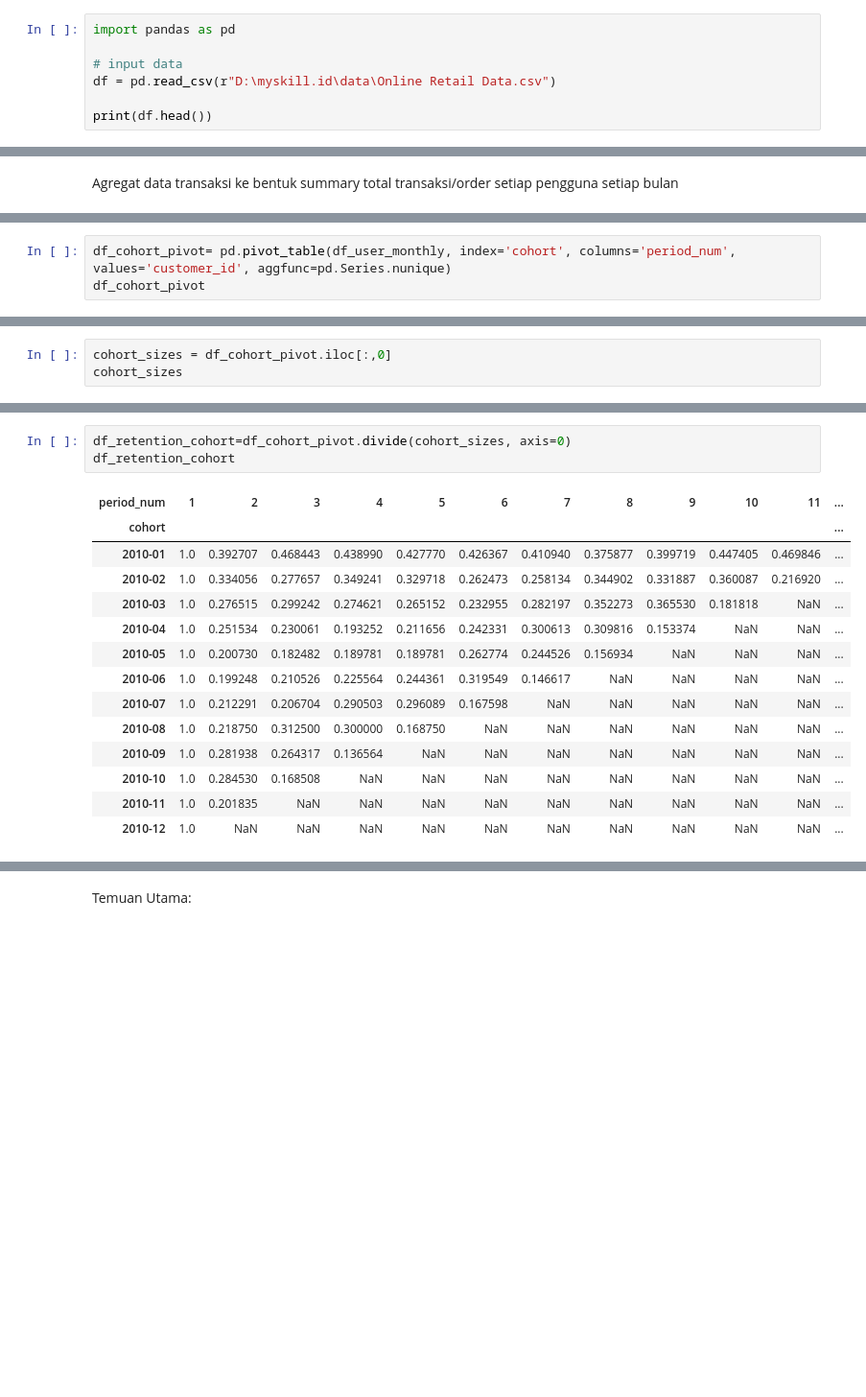
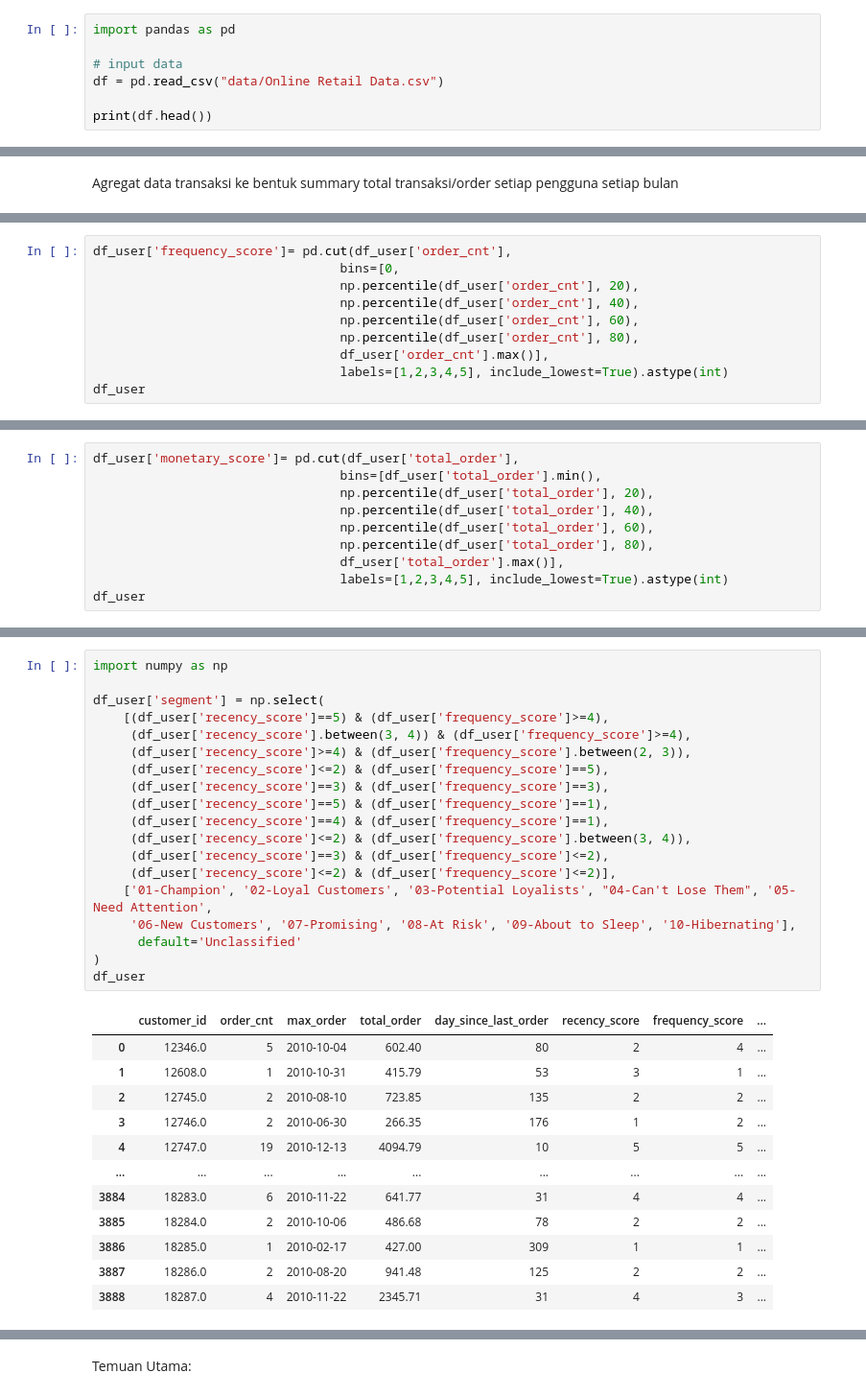
Before and after one commit to mfattaaryairwanda-cmd/rfm-cohort-analysis, a Jupyter notebook: RFM-Analysis.ipynb, the cells around one changed output, grey strips where cells are left out. Shown at 96% size. Drawn from its saved outputs; the diff is of its cells as text; blank space fills up the shorter version.

```diff
--- a/RFM-Analysis.ipynb
+++ b/RFM-Analysis.ipynb
@@ -2,7 +2,7 @@
 import pandas as pd
 
 # input data
-df = pd.read_csv(r"D:\myskill.id\data\Online Retail Data.csv")
+df = pd.read_csv("data/Online Retail Data.csv")
 
 print(df.head())
 # %% [output]
@@ -194,4 +243,11 @@ Hitung banyaknya pengguna di masing-masing cohort (pengguna yang pertama kali tr
 # %%
-df_cohort_pivot= pd.pivot_table(df_user_monthly, index='cohort', columns='period_num', values='customer_id', aggfunc=pd.Series.nunique)
-df_cohort_pivot
+df_user['frequency_score']= pd.cut(df_user['order_cnt'],
+                                 bins=[0,
+                                 np.percentile(df_user['order_cnt'], 20),
+                                 np.percentile(df_user['order_cnt'], 40),
+                                 np.percentile(df_user['order_cnt'], 60),
+                                 np.percentile(df_user['order_cnt'], 80),
+                                 df_user['order_cnt'].max()],
+                                 labels=[1,2,3,4,5], include_lowest=True).astype(int)
+df_user
 # %% [output]
@@ -214,4 +269,11 @@ Hitung banyaknya pengguna di masing-masing cohort (pengguna yang pertama kali tr
 # %%
-cohort_sizes = df_cohort_pivot.iloc[:,0]
-cohort_sizes
+df_user['monetary_score']= pd.cut(df_user['total_order'],
+                                 bins=[df_user['total_order'].min(),
+                                 np.percentile(df_user['total_order'], 20),
+                                 np.percentile(df_user['total_order'], 40),
+                                 np.percentile(df_user['total_order'], 60),
+                                 np.percentile(df_user['total_order'], 80),
+                                 df_user['total_order'].max()],
+                                 labels=[1,2,3,4,5], include_lowest=True).astype(int)
+df_user
 # %% [output]
@@ -232,18 +295,32 @@ Freq: M, Name: 1, dtype: float64
 # %%
-df_retention_cohort=df_cohort_pivot.divide(cohort_sizes, axis=0)
-df_retention_cohort
+import numpy as np
+
+df_user['segment'] = np.select(
+    [(df_user['recency_score']==5) & (df_user['frequency_score']>=4),
+     (df_user['recency_score'].between(3, 4)) & (df_user['frequency_score']>=4),
+     (df_user['recency_score']>=4) & (df_user['frequency_score'].between(2, 3)),
+     (df_user['recency_score']<=2) & (df_user['frequency_score']==5),
+     (df_user['recency_score']==3) & (df_user['frequency_score']==3),
+     (df_user['recency_score']==5) & (df_user['frequency_score']==1),
+     (df_user['recency_score']==4) & (df_user['frequency_score']==1),
+     (df_user['recency_score']<=2) & (df_user['frequency_score'].between(3, 4)),
+     (df_user['recency_score']==3) & (df_user['frequency_score']<=2),
+     (df_user['recency_score']<=2) & (df_user['frequency_score']<=2)],
+    ['01-Champion', '02-Loyal Customers', '03-Potential Loyalists', "04-Can't Lose Them", '05-Need Attention',
+     '06-New Customers', '07-Promising', '08-At Risk', '09-About to Sleep', '10-Hibernating'],
+      default='Unclassified'
+)
+df_user
 # %% [output]
-| period_num | 1 | 2 | 3 | 4 | 5 | 6 | 7 | 8 | 9 | 10 | 11 | ... |
-| cohort |  |  |  |  |  |  |  |  |  |  |  | ... |
-| 2010-01 | 1.0 | 0.392707 | 0.468443 | 0.438990 | 0.427770 | 0.426367 | 0.410940 | 0.375877 | 0.399719 | 0.447405 | 0.469846 | ... |
-| 2010-02 | 1.0 | 0.334056 | 0.277657 | 0.349241 | 0.329718 | 0.262473 | 0.258134 | 0.344902 | 0.331887 | 0.360087 | 0.216920 | ... |
-| 2010-03 | 1.0 | 0.276515 | 0.299242 | 0.274621 | 0.265152 | 0.232955 | 0.282197 | 0.352273 | 0.365530 | 0.181818 | NaN | ... |
-| 2010-04 | 1.0 | 0.251534 | 0.230061 | 0.193252 | 0.211656 | 0.242331 | 0.300613 | 0.309816 | 0.153374 | NaN | NaN | ... |
-| 2010-05 | 1.0 | 0.200730 | 0.182482 | 0.189781 | 0.189781 | 0.262774 | 0.244526 | 0.156934 | NaN | NaN | NaN | ... |
-| 2010-06 | 1.0 | 0.199248 | 0.210526 | 0.225564 | 0.244361 | 0.319549 | 0.146617 | NaN | NaN | NaN | NaN | ... |
-| 2010-07 | 1.0 | 0.212291 | 0.206704 | 0.290503 | 0.296089 | 0.167598 | NaN | NaN | NaN | NaN | NaN | ... |
-| 2010-08 | 1.0 | 0.218750 | 0.312500 | 0.300000 | 0.168750 | NaN | NaN | NaN | NaN | NaN | NaN | ... |
-| 2010-09 | 1.0 | 0.281938 | 0.264317 | 0.136564 | NaN | NaN | NaN | NaN | NaN | NaN | NaN | ... |
-| 2010-10 | 1.0 | 0.284530 | 0.168508 | NaN | NaN | NaN | NaN | NaN | NaN | NaN | NaN | ... |
-| 2010-11 | 1.0 | 0.201835 | NaN | NaN | NaN | NaN | NaN | NaN | NaN | NaN | NaN | ... |
-| 2010-12 | 1.0 | NaN | NaN | NaN | NaN | NaN | NaN | NaN | NaN | NaN | NaN | ... |
+|  | customer_id | order_cnt | max_order | total_order | day_since_last_order | recency_score | frequency_score | ... |
+| 0 | 12346.0 | 5 | 2010-10-04 | 602.40 | 80 | 2 | 4 | ... |
+| 1 | 12608.0 | 1 | 2010-10-31 | 415.79 | 53 | 3 | 1 | ... |
+| 2 | 12745.0 | 2 | 2010-08-10 | 723.85 | 135 | 2 | 2 | ... |
+| 3 | 12746.0 | 2 | 2010-06-30 | 266.35 | 176 | 1 | 2 | ... |
+| 4 | 12747.0 | 19 | 2010-12-13 | 4094.79 | 10 | 5 | 5 | ... |
+| ... | ... | ... | ... | ... | ... | ... | ... | ... |
+| 3884 | 18283.0 | 6 | 2010-11-22 | 641.77 | 31 | 4 | 4 | ... |
+| 3885 | 18284.0 | 2 | 2010-10-06 | 486.68 | 78 | 2 | 2 | ... |
+| 3886 | 18285.0 | 1 | 2010-02-17 | 427.00 | 309 | 1 | 1 | ... |
+| 3887 | 18286.0 | 2 | 2010-08-20 | 941.48 | 125 | 2 | 2 | ... |
+| 3888 | 18287.0 | 4 | 2010-11-22 | 2345.71 | 31 | 4 | 3 | ... |
```
Also changed, not shown: parts of 25 cells of this notebook, 1 other file.
